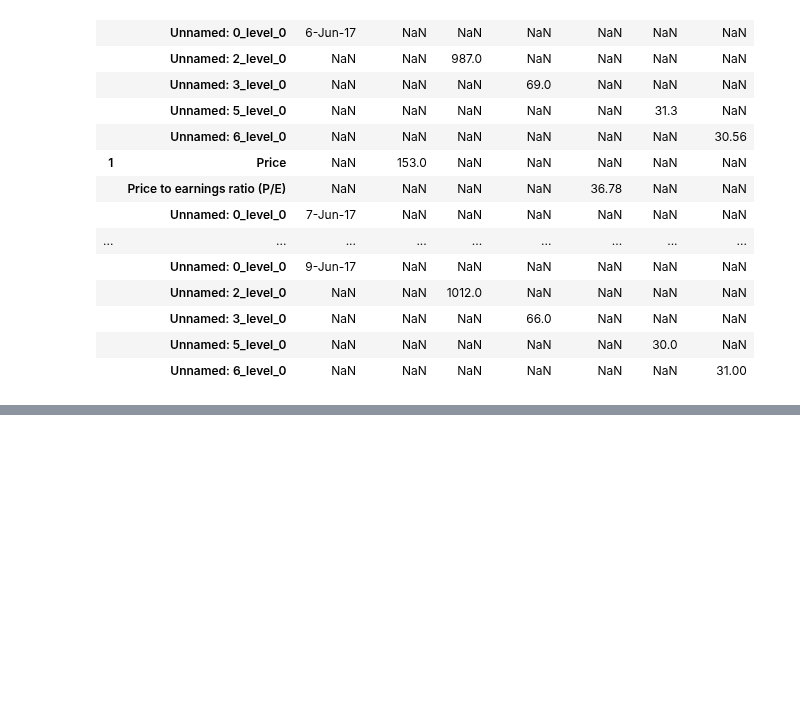
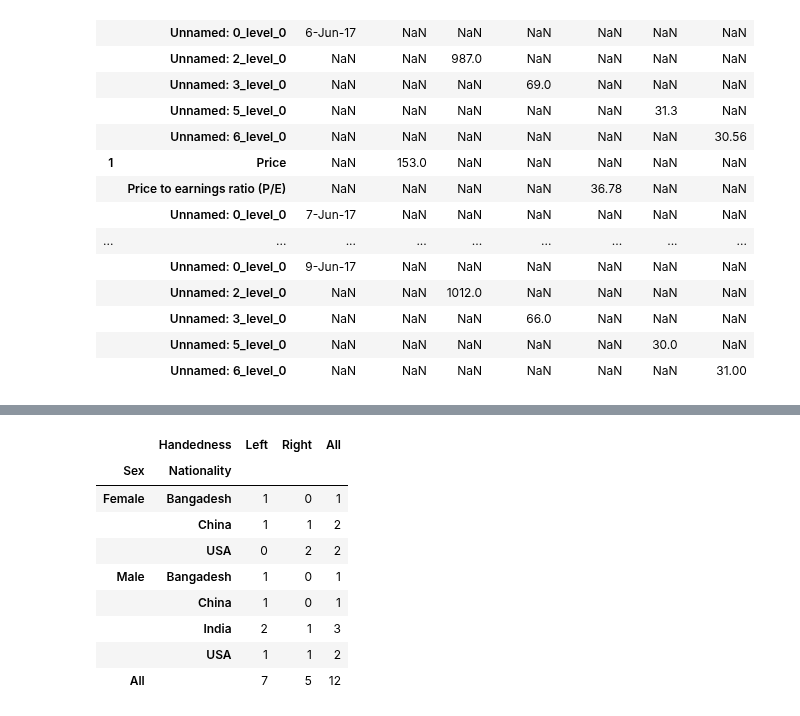
Before and after one commit to Tanay-Dwivedi/DADS-practice, a Jupyter notebook: Python/Pandas/pandas_practice4.ipynb, the cells around one changed output, grey strips where cells are left out. Cells and saved outputs as stored; diff of their text form; code cells hidden in the pictures; blank space fills up the shorter version.

```diff
--- a/Python/Pandas/pandas_practice4.ipynb
+++ b/Python/Pandas/pandas_practice4.ipynb
@@ -389,0 +444,13 @@ df.stack(level=2)
+# %%
+pd.crosstab([df.Sex,df.Nationality], df.Handedness, margins = True)
+# %% [output]
+|  | Handedness | Left | Right | All |
+| Sex | Nationality |  |  |  |
+| Female | Bangadesh | 1 | 0 | 1 |
+|  | China | 1 | 1 | 2 |
+|  | USA | 0 | 2 | 2 |
+| Male | Bangadesh | 1 | 0 | 1 |
+|  | China | 1 | 0 | 1 |
+|  | India | 2 | 1 | 3 |
+|  | USA | 1 | 1 | 2 |
+| All |  | 7 | 5 | 12 |
```
Also changed, not shown: parts of 8 cells of this notebook, 1 other file.
